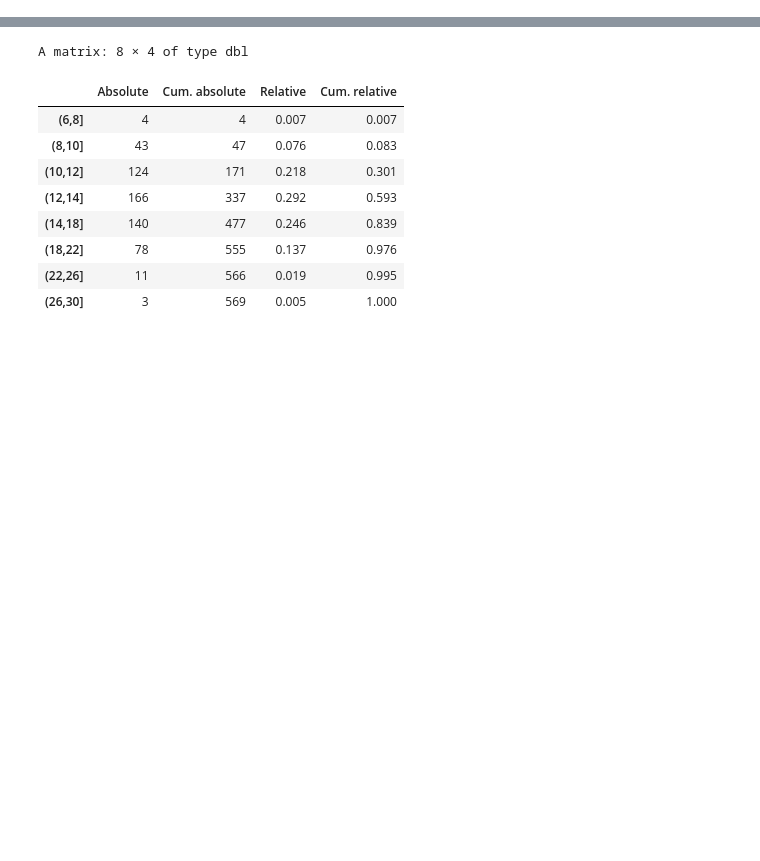
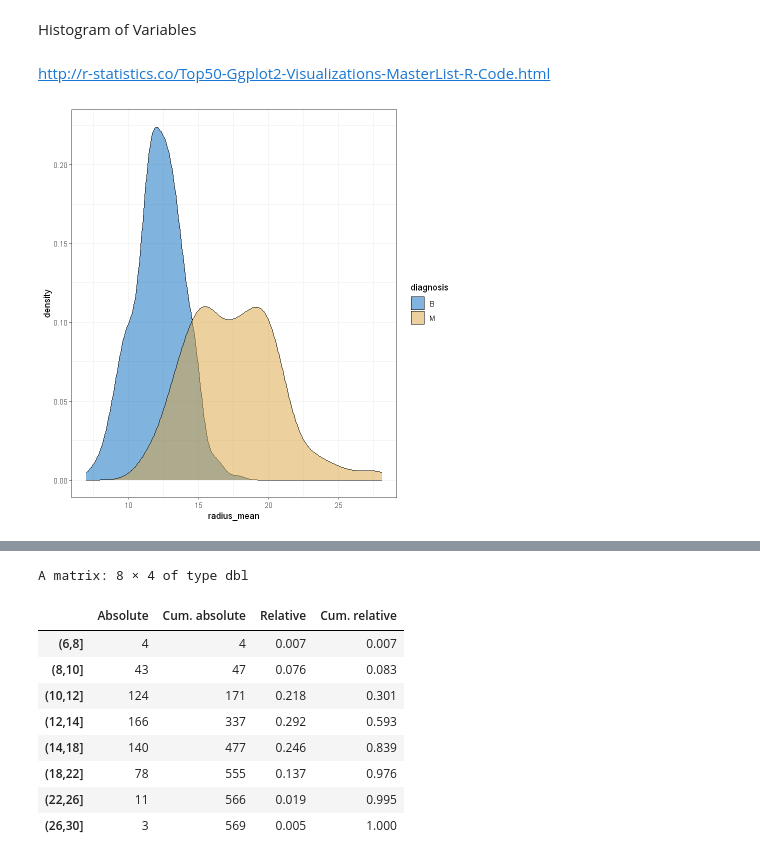
Before and after one commit to sineblia/probability-and-statistics-project, a Jupyter notebook: ec.ds.JN.Tests.ipynb, the cells around one changed output, grey strips where cells are left out. Drawn from its saved outputs; the diff is of its cells as text; code cells hidden in the pictures; blank space fills up the shorter version.

```diff
--- a/ec.ds.JN.Tests.ipynb
+++ b/ec.ds.JN.Tests.ipynb
@@ -19,0 +36,19 @@ bdf <- df[df$diagnosis == "B", ]
+# %% [markdown]
+Histogram of Variables
+# %% [markdown]
+http://r-statistics.co/Top50-Ggplot2-Visualizations-MasterList-R-Code.html
+# %%
+# Density plot + Histogram
+p <- ggplot(df, aes(x=radius_mean, group=diagnosis,color=diagnosis)) +
+geom_histogram(aes(y=after_stat(density)), alpha=0.5, position="identity") +
+  geom_density()
+
+# Density Plot
+dp <- ggplot(df, aes(x=radius_mean, group=diagnosis,fill=diagnosis)) +
+geom_density(alpha=0.5) +
+scale_fill_manual(values = c("#0468BF","#D9A23D")) +
+theme_bw()
+
+dp
+# %% [output]
+[figure, added]
```
Also changed, not shown: parts of 15 cells of this notebook.
